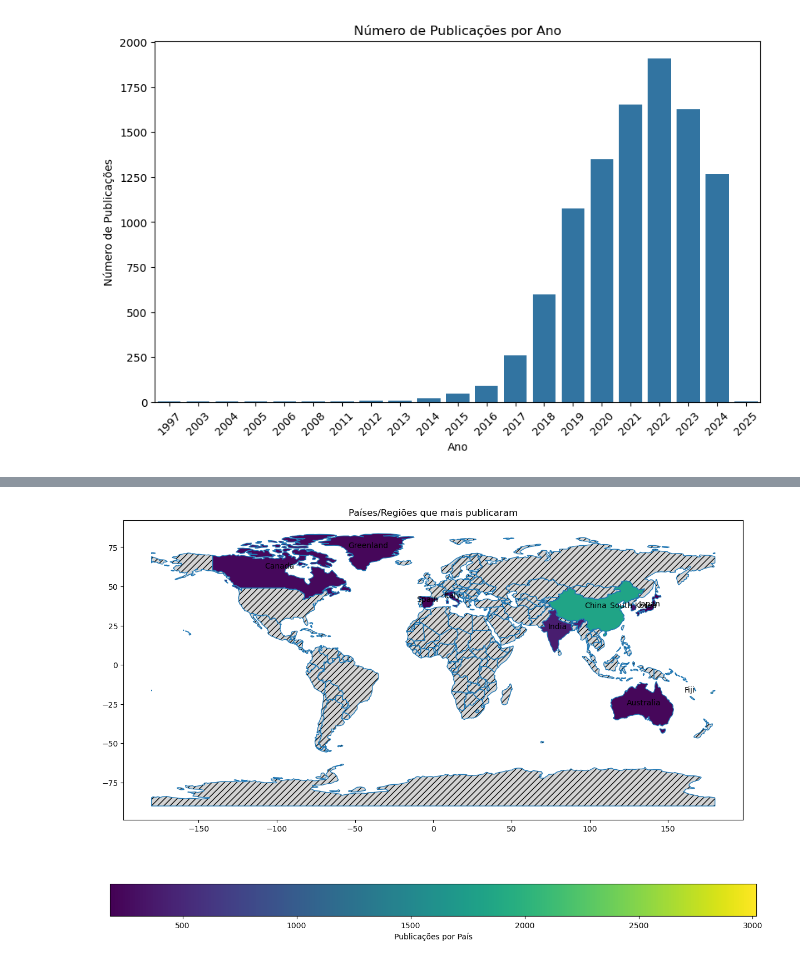
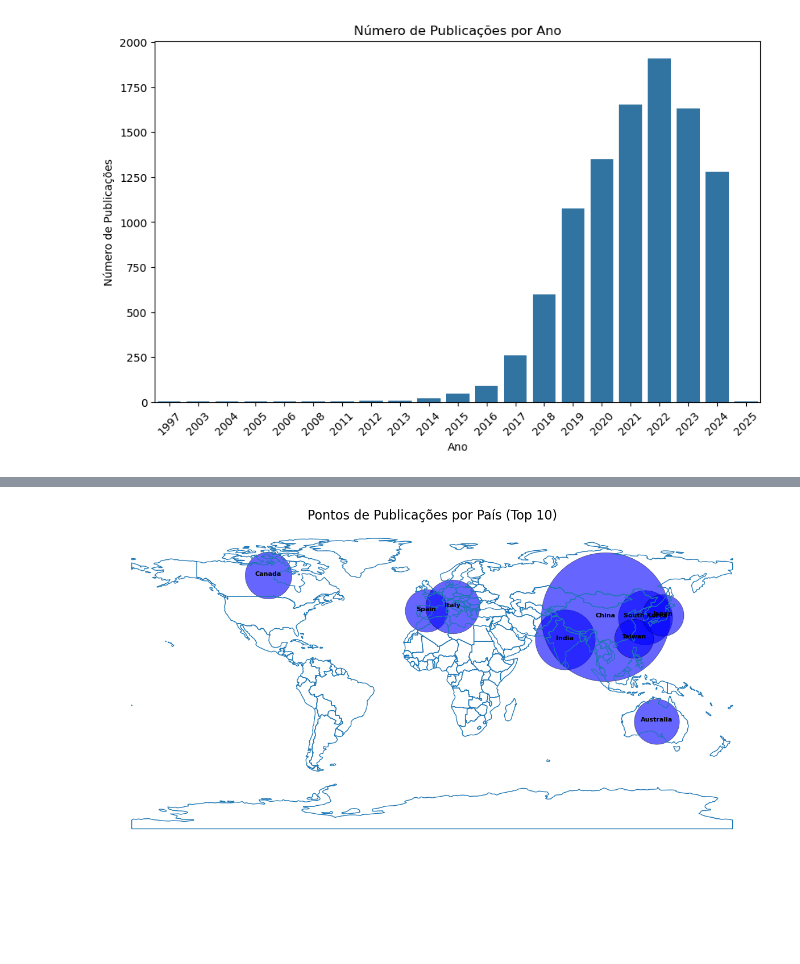
Before and after one commit to fernandoareias/literature-analysis, a Jupyter notebook: Analise.ipynb, the cells around one changed output, grey strips where cells are left out. Drawn from its saved outputs; the diff is of its cells as text; code cells hidden in the pictures; blank space fills up the shorter version.

```diff
--- a/Analise.ipynb
+++ b/Analise.ipynb
@@ -31,7 +28,7 @@ import geopandas as gpd
 from fuzzywuzzy import process
 import networkx as nx
 # %%
-df = pd.read_excel('datasets/artigos_processado.xlsx', engine='openpyxl')
+df = pd.read_excel('datasets/combined_output.xlsx', engine='openpyxl')
 print(df.head())
 # %% [output]
   Publication Type                                            Authors  \
@@ -169,38 +304,47 @@ plt.show()
 # %%
-
+import pandas as pd
+import geopandas as gpd
+import matplotlib.pyplot as plt
+from fuzzywuzzy import process
 
 world = gpd.read_file('datasets/map/ne_110m_admin_0_countries.shp')
 
-countries_data = df['Addresses'].fillna('').apply(lambda x: str(x).split(',')[-1].strip()).value_counts().head(10)
-
+countries_data = df['Addresses'].fillna('').apply(lambda x: str(x).split(',')[-1].strip()).value_counts()
 countries_df = pd.DataFrame(countries_data).reset_index()
 countries_df.columns = ['Country', 'Publication Count']
 
+top_countries_df = countries_df.nlargest(10, 'Publication Count')
+
 world['ADMIN'] = world['ADMIN'].str.strip().str.title()
 
-def get_best_match(country_name, choices, scorer=None):
+def get_best_match(country_name, choices):
+    if not country_name:
+        return None
     match, score = process.extractOne(country_name, choices)
-    return match
+    return match if score >= 80 else None
 
 geo_countries = world['ADMIN'].unique()
 
-countries_df['Country'] = countries_df['Country'].apply(lambda x: get_best_match(x, geo_countries))
+top_countries_df['Country'] = top_countries_df['Country'].apply(lambda x: get_best_match(x, geo_countries))
 
-merged = world.merge(countries_df, how="left", left_on="ADMIN", right_on="Country")
+top_countries_df = top_countries_df.dropna(subset=['Country'])
+
+merged = world.merge(top_countries_df, how="left", left_on="ADMIN", right_on="Country")
 
 fig, ax = plt.subplots(1, 1, figsize=(15, 10))
+
 world.boundary.plot(ax=ax, linewidth=1)
-merged.plot(column='Publication Count', ax=ax, legend=True,
-            legend_kwds={'label': "Publicações por País",
-                         'orientation': "horizontal"},
-            missing_kwds={"color": "lightgrey",
-                          "label": "No data",
-                          "hatch": "///"})
 
 for idx, row in merged.iterrows():
     if row['Publication Count'] > 0:
-        ax.annotate(text=row['Country'], xy=row.geometry.centroid.coords[0], ha='center')
+        ax.scatter(*row.geometry.centroid.coords[0],
+                   s=row['Publication Count'] * 10,
+                   alpha=0.6, color='blue', edgecolor='k', linewidth=0.5)
+        ax.annotate(text=row['Country'],
+                    xy=row.geometry.centroid.coords[0],
+                    ha='center', fontsize=8, color='black', weight='bold')
 
-plt.title('Países/Regiões que mais publicaram')
+plt.title('Pontos de Publicações por País (Top 10)', fontsize=16)
+plt.axis('off')
 plt.show()
 # %% [output]
@@ -208,2 +351,2 @@ WARNING:root:Applied processor reduces input query to empty string, all comparis
-[figure, old version]
+[figure, new version]
 # %%
```
Also changed, not shown: parts of 15 cells of this notebook, 6 other files.
